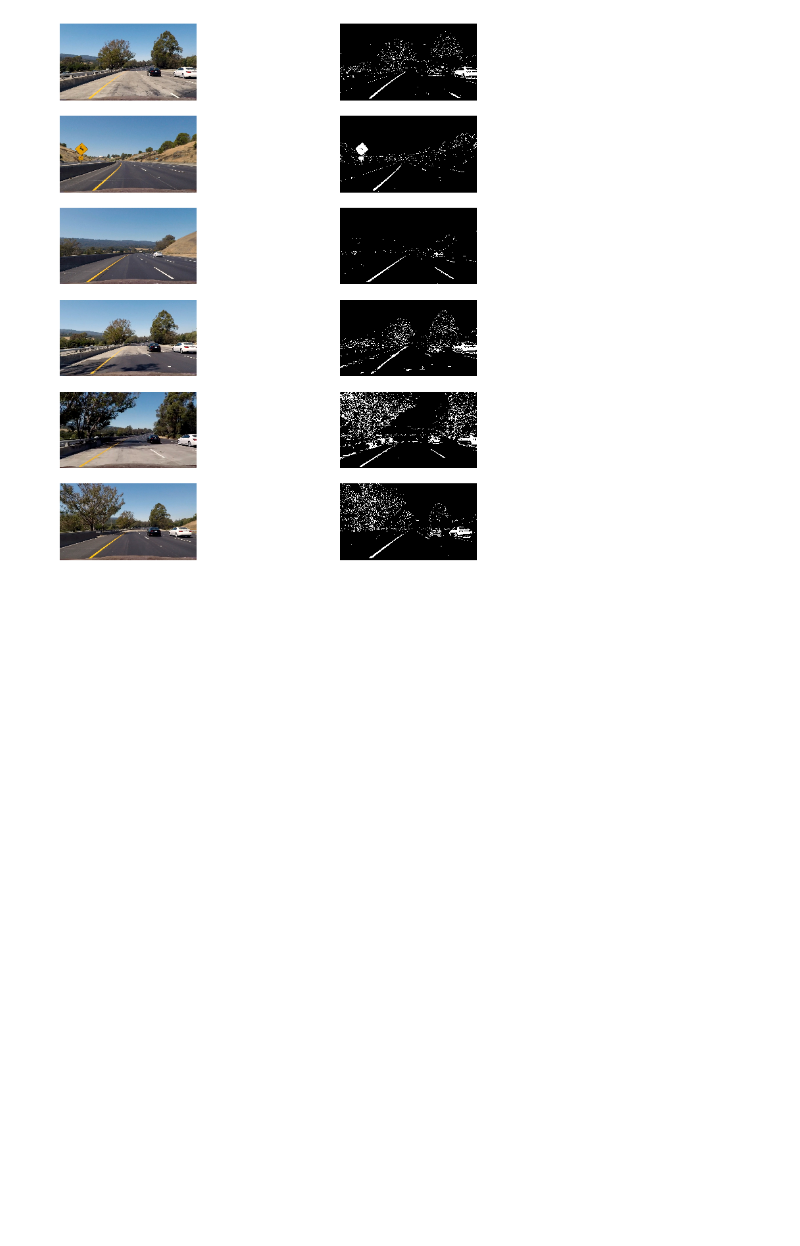
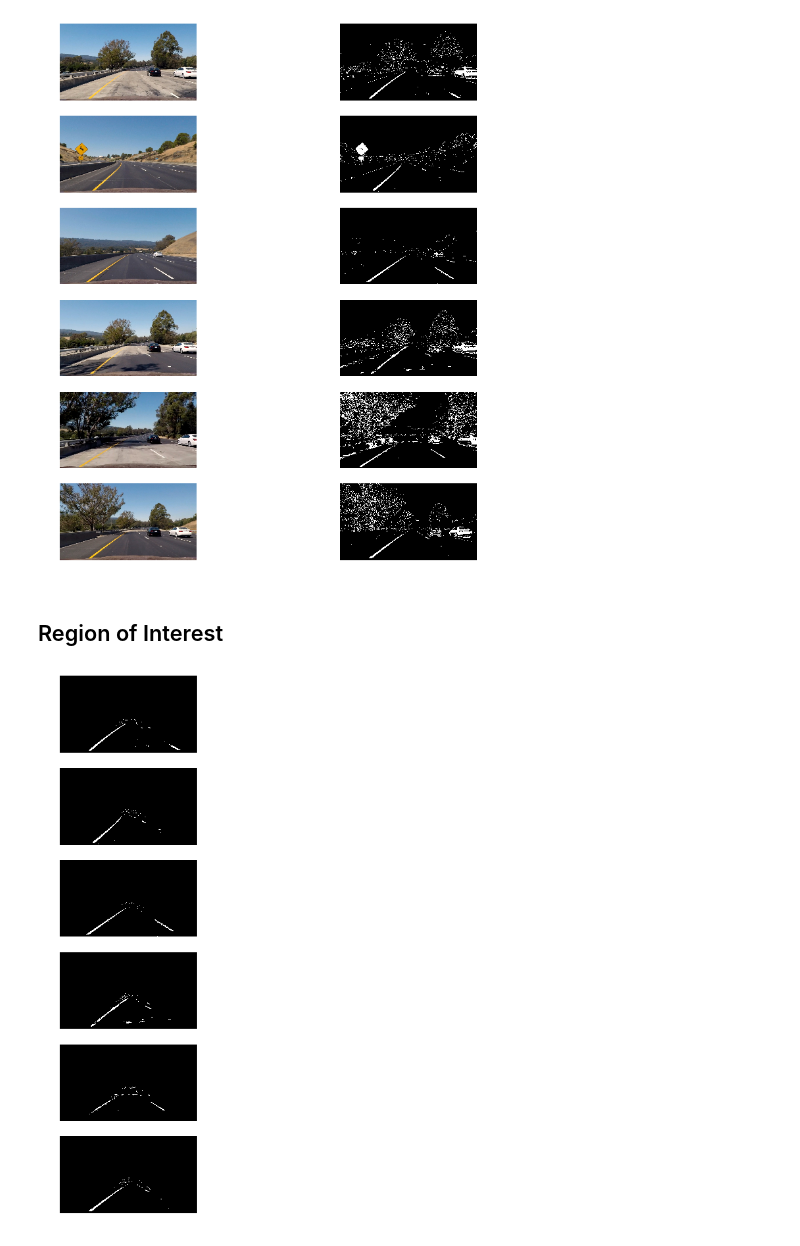
Before and after one commit to AryanJ-NYC/CarND-Advanced-Lane-Lines, a Jupyter notebook: main.ipynb, the cells around one changed output. Cells and saved outputs as stored; diff of their text form; code cells hidden in the pictures; blank space fills up the shorter version.

Commit message:
Apply region mask to binary images

```diff
--- a/main.ipynb
+++ b/main.ipynb
@@ -59,13 +59,14 @@ test_images = glob.glob('./test_images/test*.jpg')
 fig, axarr = plt.subplots(len(test_images), 2) # two columns
 fig.set_size_inches((14,15))
 
+calibrated_images = []
 for idx, fname in enumerate(test_images):
     img = mpimg.imread(fname)
 
     dst = cv2.undistort(img, mtx, dist, None, mtx)
-    dst_rgb = cv2.cvtColor(dst, cv2.COLOR_BGR2RGB)
 
-    cv2.imwrite('./output_images/output{}.jpg'.format(idx+1), dst_rgb)
+    calibrated_images.append(dst)
+
     axarr[idx, 0].imshow(img)
     axarr[idx, 1].imshow(dst) # show undistorted img in 2nd column
     axarr[idx, 0].axis('off')
@@ -76,10 +77,11 @@ plt.show()
 # %% [markdown]
 ## Create Binary Thresholded Images
 # %%
-calibrated_images = glob.glob('./output_images/output*.jpg')
+calibrated_images = glob.glob('./calibrated_images/calibrate*.jpg')
 fig, axarr = plt.subplots(len(calibrated_images), 2) # two columns
 fig.set_size_inches((14,15))
 
+binary_images = []
 for idx, fname in enumerate(calibrated_images):
     img = mpimg.imread(fname)
     gray = cv2.cvtColor(img, cv2.COLOR_RGB2GRAY)
@@ -109,8 +111,11 @@ for idx, fname in enumerate(calibrated_images):
     sat_binary = np.zeros_like(S_channel)
     sat_binary[(S_channel > sat_thresh[0]) & (S_channel <= sat_thresh[1])] = 1
 
+    # combine all three images
     combined_binary = np.zeros_like(red_binary)
     combined_binary[(red_binary == 1) | (sat_binary == 1) | (sx_binary == 1)] = 1
+
+    binary_images.append(combined_binary)
 
     axarr[idx, 0].imshow(img)
     axarr[idx, 1].imshow(combined_binary, cmap='gray') # show binary img in 2nd column
@@ -118,3 +123,53 @@ for idx, fname in enumerate(calibrated_images):
     axarr[idx, 1].axis('off')
 # %% [output]
 [figure]
+# %% [markdown]
+   ## Region of Interest
+# %%
+# Written in project 1
+def region_of_interest(img, vertices):
+    """
+    Applies an image mask.
+
+    Only keeps the region of the image defined by the polygon
+    formed from `vertices`. The rest of the image is set to black.
+    """
+    #defining a blank mask to start with
+    mask = np.zeros_like(img)
+
+    # defining a 3 channel or 1 channel color to fill the mask with depending on the input image
+    if len(img.shape) > 2:
+        channel_count = img.shape[2]  # i.e. 3 or 4 depending on your image
+        ignore_mask_color = (255,) * channel_count
+    else:
+        ignore_mask_color = 255
+
+    #filling pixels inside the polygon defined by "vertices" with the fill color
+    cv2.fillPoly(mask, vertices, ignore_mask_color)
+
+    #returning the image only where mask pixels are nonzero
+    masked_image = cv2.bitwise_and(img, mask)
+    return masked_image
+
+y_size = img.shape[0]
+
+# create a region
+bottom_left = (200, y_size)
+top_left = (610, 390)
+top_right = (710, 390)
+bottom_right = (1180, y_size)
+vertices = np.array([[bottom_left, top_left, top_right, bottom_right]])
+
+fig, axarr = plt.subplots(len(binary_images)) # two columns
+fig.set_size_inches((14,15))
+
+masked_images = []
+for idx, binary_img in enumerate(binary_images):
+    masked_img = region_of_interest(binary_img, vertices)
+    masked_images.append(masked_img)
+
+    axarr[idx].imshow(masked_img, cmap='gray')
+    axarr[idx].axis('off')
+plt.show()
+# %% [output]
+[figure, added]
```
